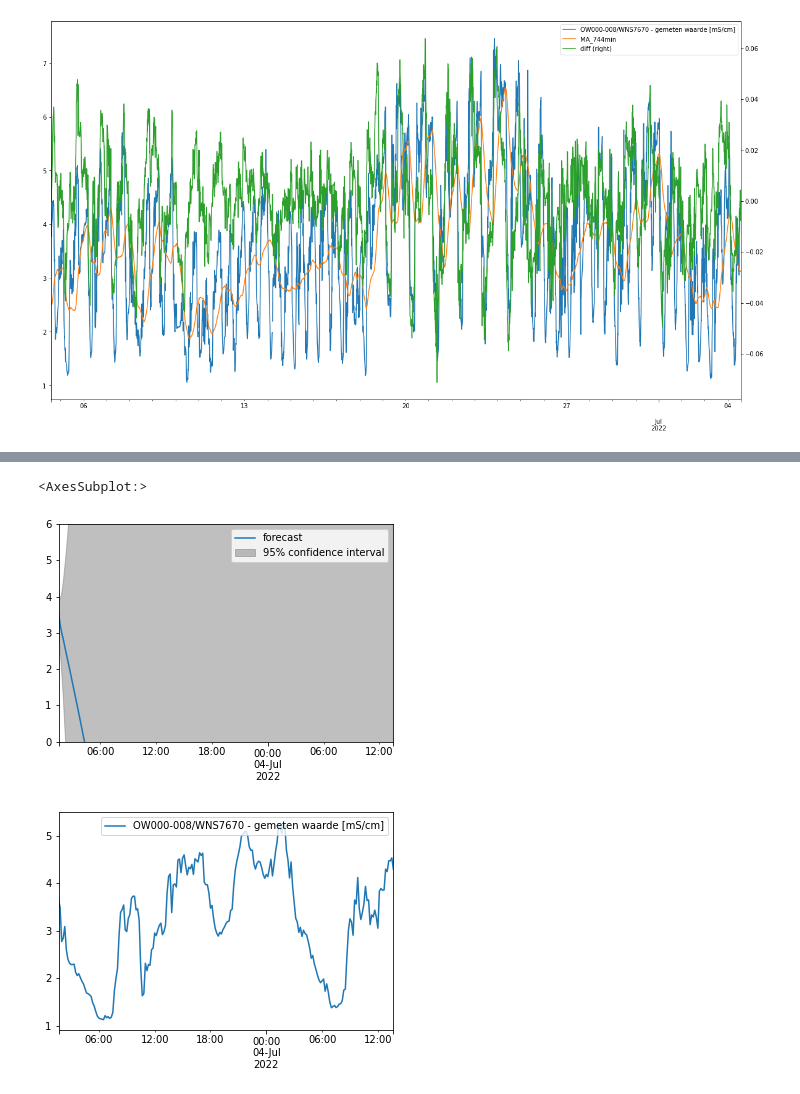
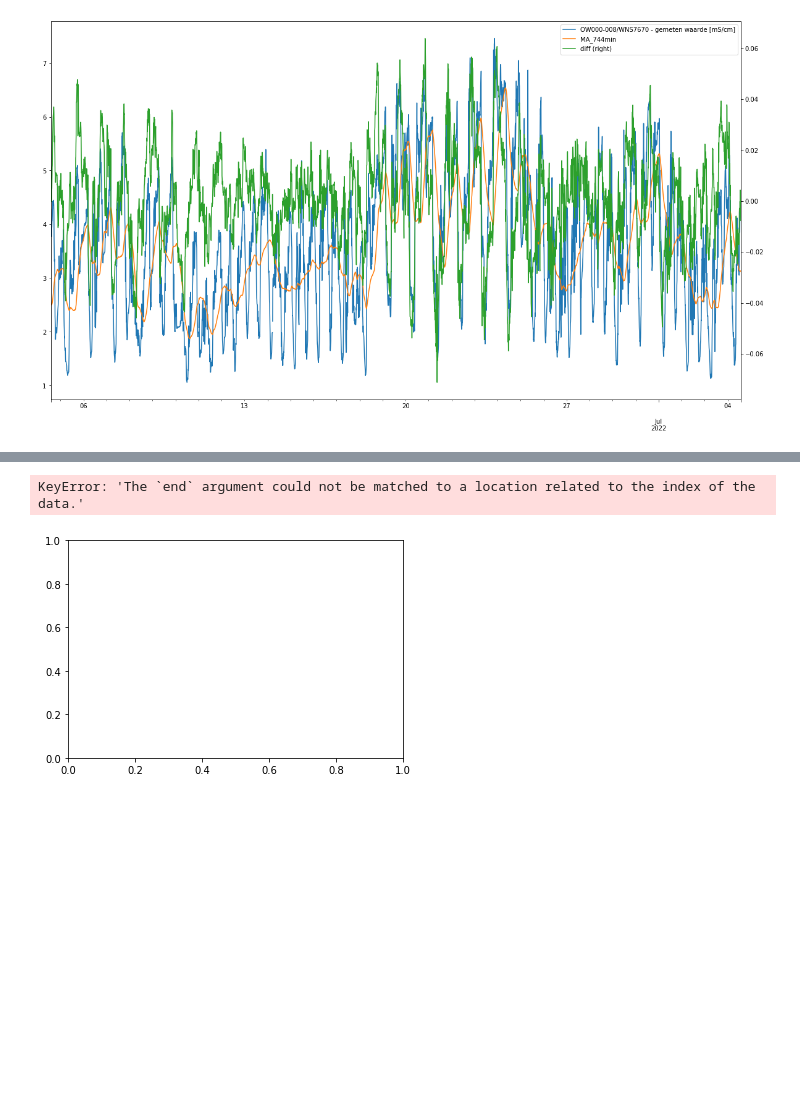
Before and after one commit to hhdelfland/zoutindringing-parksluizen, a Jupyter notebook: parser.ipynb, the cells around one changed output, grey strips where cells are left out. Drawn from its saved outputs; the diff is of its cells as text; code cells hidden in the pictures; blank space fills up the shorter version.

```diff
--- a/parser.ipynb
+++ b/parser.ipynb
@@ -143,20 +159,17 @@ ax2 = recent_df.plot(y='diff',secondary_y=True,ax=ax)
+# %%
+from statsmodels.tsa.arima.model import ARIMA
+from statsmodels.graphics.tsaplots import plot_predict
+recent_df = df['2022']
+break_date = pd.Timestamp(recent_df['datetime'].max()) - (pd.Timedelta(hours=1.5*24))
+train = recent_df[recent_df["datetime"] < break_date]
+test = recent_df[recent_df["datetime"] >= break_date]
 # %%
-from statsmodels.tsa.arima.model import ARIMA
-from statsmodels.graphics.tsaplots import plot_predict
-
-break_date = pd.Timestamp(recent_df['datetime'].max()) - (pd.Timedelta(hours=1.5*24))
-train = recent_df[recent_df["datetime"] < break_date]
-test = recent_df[recent_df["datetime"] >= break_date]
-
-
-mdl = ARIMA(train[numeric_cols[1]],order = (4,4,4))
+mdl = ARIMA(train[numeric_cols[1]],order = (1,1,1))
 mdl = mdl.fit()
 plot_predict(mdl,start = train['datetime'].max(),end = pd.Timestamp(train['datetime'].max()) + (pd.Timedelta(hours=1.5*24)))
-matplotlib.pyplot.ylim((0,6))
 #print(mdl.summary())
 #mdl.plot_diagnostics()
 test.plot(y=numeric_cols[1])
 # %% [output]
-<AxesSubplot:>
+KeyError: 'The `end` argument could not be matched to a location related to the index of the data.'
-[figure, old version]
+[figure, new version]
-[figure, removed]
```
Also changed, not shown: parts of 1 cell of this notebook.
